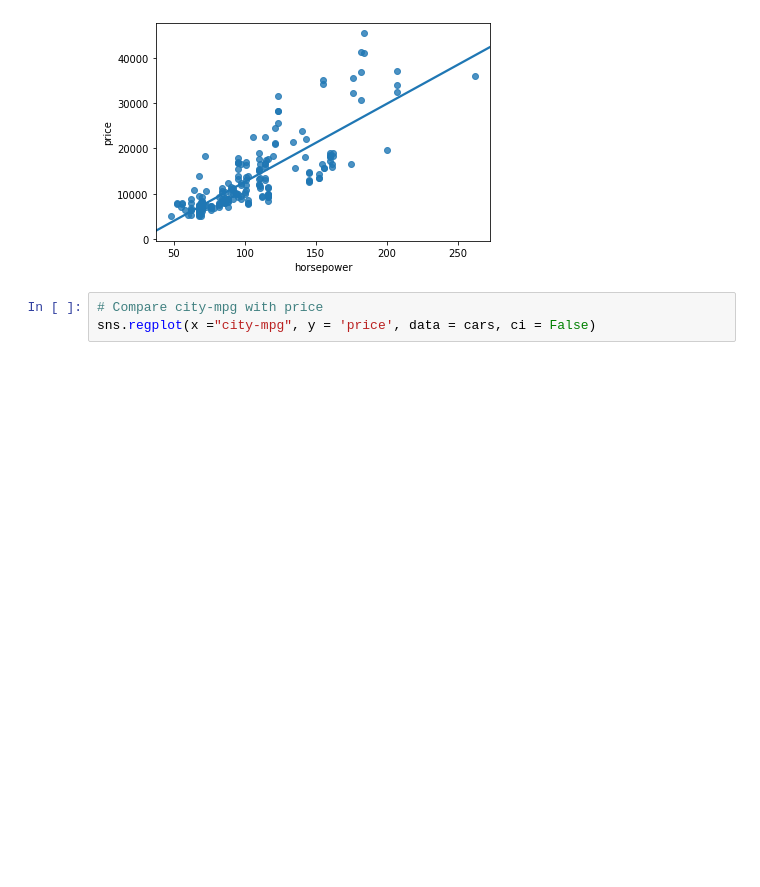
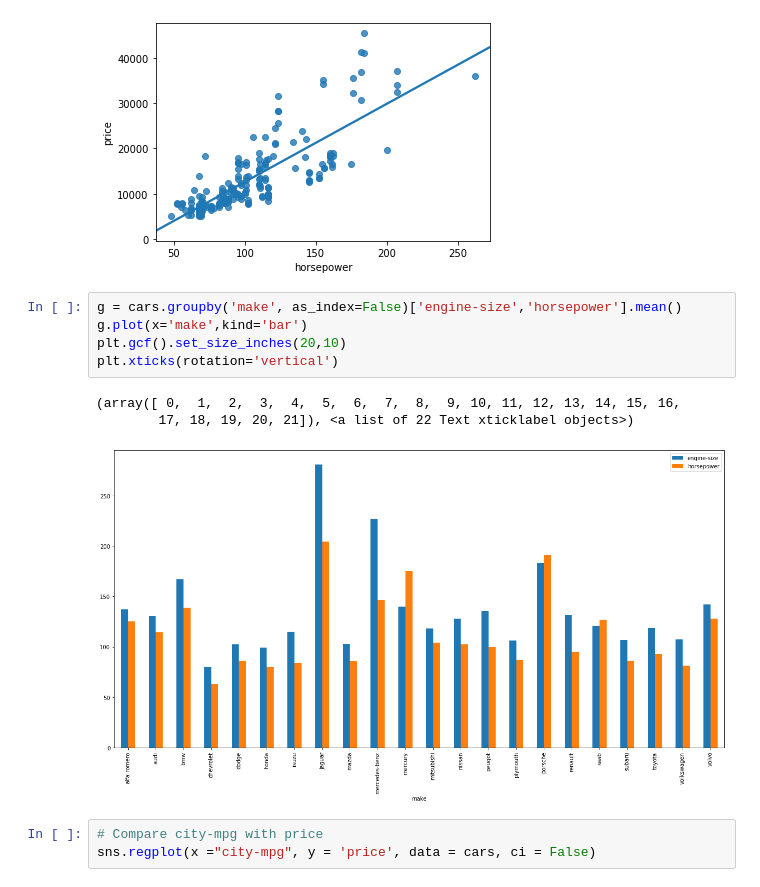
Before and after one commit to srikanthpragada/DS_06_JAN_2020, a Jupyter notebook: car/price_finder.ipynb, the cells around one changed output. Drawn from its saved outputs; the diff is of its cells as text; blank space fills up the shorter version.

```diff
--- a/car/price_finder.ipynb
+++ b/car/price_finder.ipynb
@@ -408,6 +410,15 @@ sns.regplot(x ="horsepower", y = 'price', data = cars,ci=False)
 # %% [output]
 <matplotlib.axes._subplots.AxesSubplot at 0x...>
 [figure]
+# %%
+g = cars.groupby('make', as_index=False)['engine-size','horsepower'].mean()
+g.plot(x='make',kind='bar')
+plt.gcf().set_size_inches(20,10)
+plt.xticks(rotation='vertical')
+# %% [output]
+(array([ 0,  1,  2,  3,  4,  5,  6,  7,  8,  9, 10, 11, 12, 13, 14, 15, 16,
+        17, 18, 19, 20, 21]), <a list of 22 Text xticklabel objects>)
+[figure, added]
 # %%
 # Compare city-mpg with price
 sns.regplot(x ="city-mpg", y = 'price', data = cars, ci = False)
```
Also changed, not shown: parts of 14 cells of this notebook, 2 other files.
